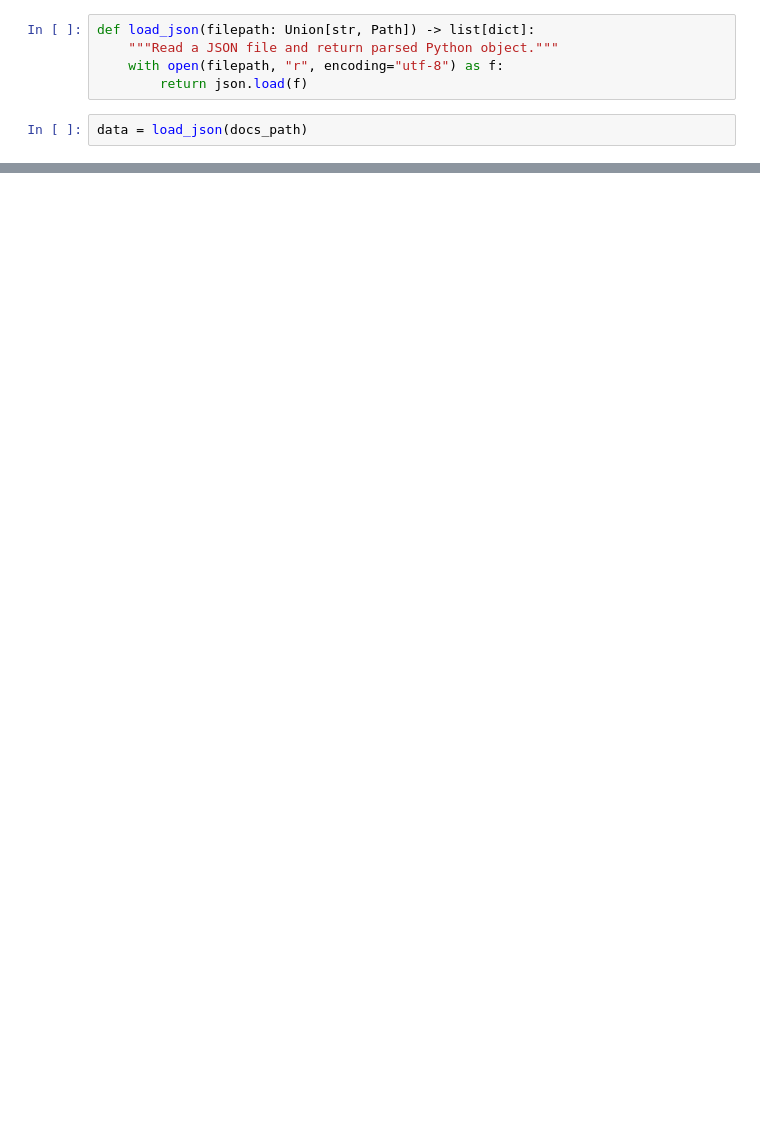
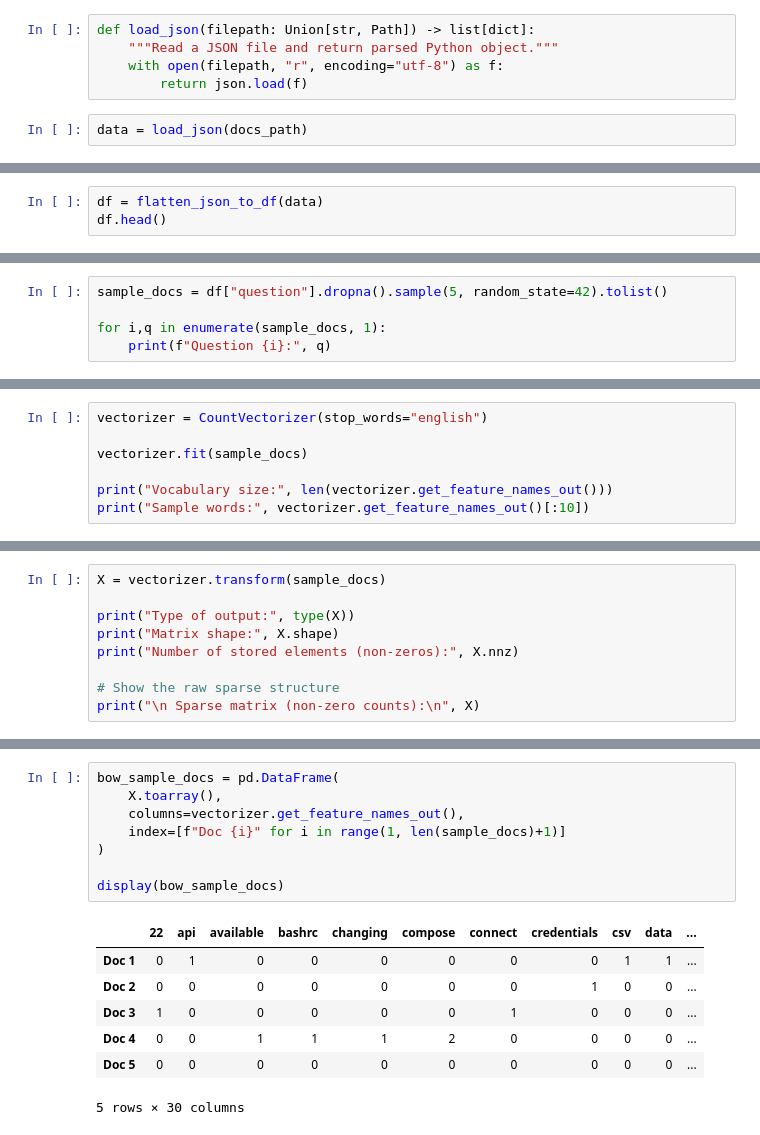
Before and after one commit to DaudJG/llm-zoomcamp-2025-daudjan, a Jupyter notebook: 01-intro-rag/tfidf_search.ipynb, the cells around one changed output, grey strips where cells are left out. Drawn from its saved outputs; the diff is of its cells as text; blank space fills up the shorter version.

```diff
--- a/01-intro-rag/tfidf_search.ipynb
+++ b/01-intro-rag/tfidf_search.ipynb
@@ -32,0 +76,3 @@ data = load_json(docs_path)
+# %%
+df = flatten_json_to_df(data)
+df.head()
@@ -32,0 +131,5 @@ data = load_json(docs_path)
+# %%
+sample_docs = df["question"].dropna().sample(5, random_state=42).tolist()
+
+for i,q in enumerate(sample_docs, 1):
+    print(f"Question {i}:", q)
@@ -32,0 +142,7 @@ data = load_json(docs_path)
+# %%
+vectorizer = CountVectorizer(stop_words="english")
+
+vectorizer.fit(sample_docs)
+
+print("Vocabulary size:", len(vectorizer.get_feature_names_out()))
+print("Sample words:", vectorizer.get_feature_names_out()[:10])
@@ -32,0 +155,9 @@ data = load_json(docs_path)
+# %%
+X = vectorizer.transform(sample_docs)
+
+print("Type of output:", type(X))
+print("Matrix shape:", X.shape)
+print("Number of stored elements (non-zeros):", X.nnz)
+
+# Show the raw sparse structure
+print("\n Sparse matrix (non-zero counts):\n", X)
@@ -32,0 +200,16 @@ data = load_json(docs_path)
+# %%
+bow_sample_docs = pd.DataFrame(
+    X.toarray(),
+    columns=vectorizer.get_feature_names_out(),
+    index=[f"Doc {i}" for i in range(1, len(sample_docs)+1)]
+)
+
+display(bow_sample_docs)
+# %% [output]
+|  | 22 | api | available | bashrc | changing | compose | connect | credentials | csv | data | ... |
+| Doc 1 | 0 | 1 | 0 | 0 | 0 | 0 | 0 | 0 | 1 | 1 | ... |
+| Doc 2 | 0 | 0 | 0 | 0 | 0 | 0 | 0 | 1 | 0 | 0 | ... |
+| Doc 3 | 1 | 0 | 0 | 0 | 0 | 0 | 1 | 0 | 0 | 0 | ... |
+| Doc 4 | 0 | 0 | 1 | 1 | 1 | 2 | 0 | 0 | 0 | 0 | ... |
+| Doc 5 | 0 | 0 | 0 | 0 | 0 | 0 | 0 | 0 | 0 | 0 | ... |
+5 rows × 30 columns
```
Also changed, not shown: parts of 40 cells of this notebook.
